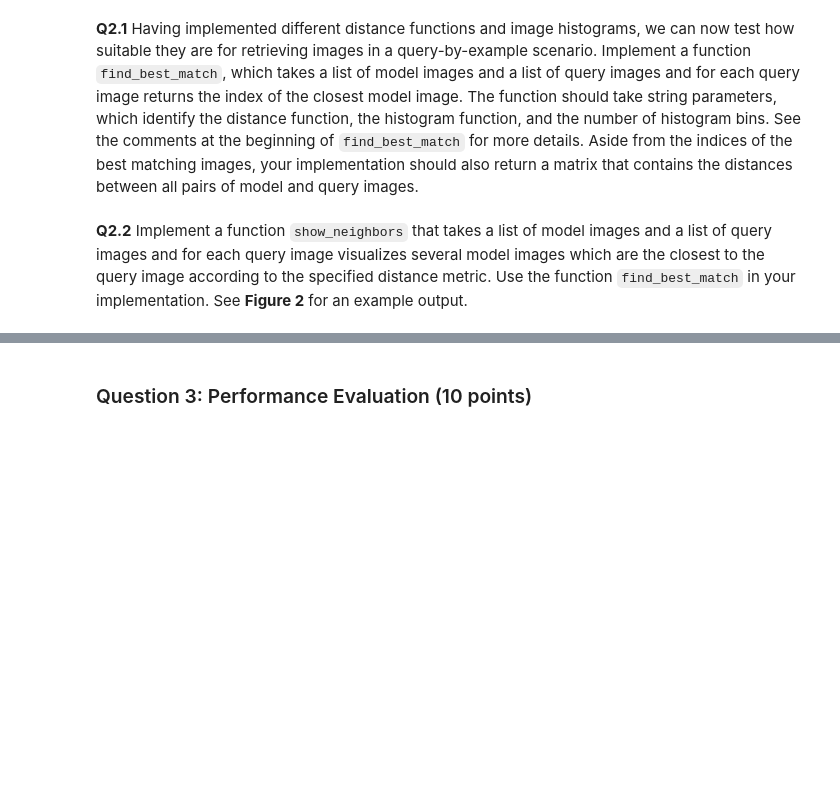
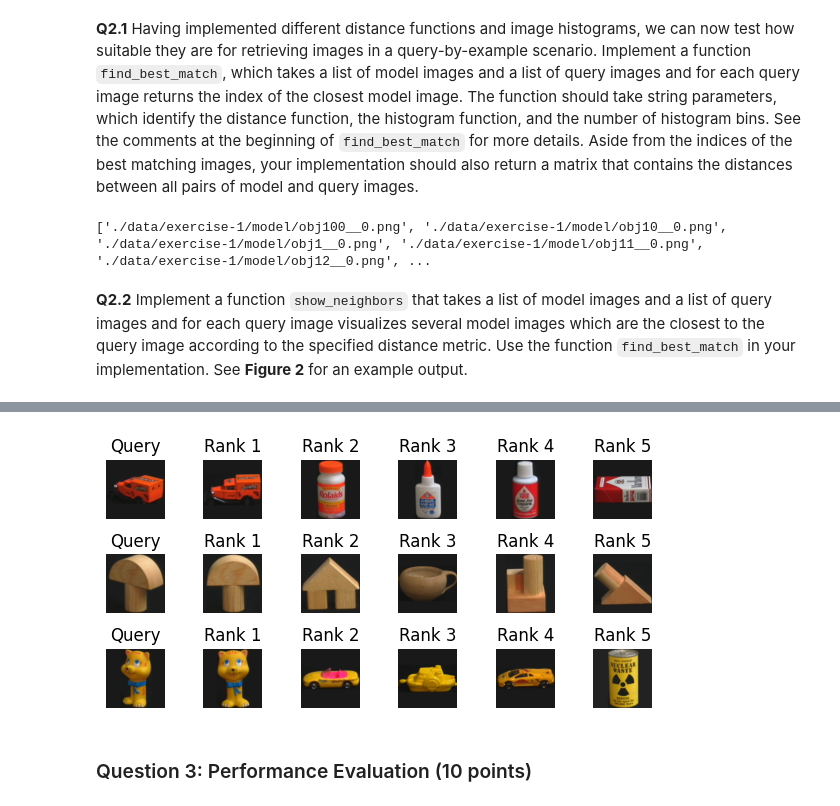
Before and after one commit to Meethiravi/HLCV_Assignments, a Jupyter notebook: Assignment_1/exercise-1-Part1.ipynb, the cells around one changed output, grey strips where cells are left out. Drawn from its saved outputs; the diff is of its cells as text; code cells hidden in the pictures; blank space fills up the shorter version.

Commit message:
complete code for exercise 1 part 1

```diff
--- a/Assignment_1/exercise-1-Part1.ipynb
+++ b/Assignment_1/exercise-1-Part1.ipynb
@@ -563,6 +566,21 @@ def compute_histograms(image_list, hist_type, hist_isgray, num_bins):
     ######## TODO ######################################
 	# Similar to the above cell, use the existing function and tools (e.g. rgb2gray or get_hist_by_name)
 	# to iterate over image_list and create an array of a per-image histogram.
+    for img_path in image_list:
+        img_color = np.array(Image.open(img_path))
+
+        if hist_isgray:
+            img_gray = rgb2gray(img_color.astype('double'))
+            hist = get_hist_by_name(img_gray, num_bins, hist_type)
+        else:
+            img_color = img_color.astype('double')
+            hist = get_hist_by_name(img_color, num_bins, hist_type)
+
+        #Handle case where hist returns (hist, bins)
+        if isinstance(hist, tuple) and len(hist) == 2 and len(hist[0]) > 1:
+            hist = hist[0]
+
+        image_hist.append(hist)
 
     ####################################################
     return np.array(image_hist)
@@ -584,6 +602,12 @@ def find_best_match(model_images, query_images, dist_type, hist_type, num_bins):
     # i'th element has the closest model_image (just the path).
 
     # Your code here
+    for j in range(len(query_hists)):
+        for i in range(len(model_hists)):
+            D[i, j] = get_dist_by_name(model_hists[i], query_hists[j], dist_type)
+
+    best_match_indices = np.argmin(D, axis=0)
+    best_match = [model_images[i] for i in best_match_indices]
     ####################################################
     return best_match, D
 
@@ -603,6 +627,8 @@ eval_num_bins = 30
 [best_match, D] = find_best_match(model_images, query_images, eval_dist_type, eval_hist_type, eval_num_bins)
 
 print(best_match)
+# %% [output]
+['./data/exercise-1/model/obj100__0.png', './data/exercise-1/model/obj10__0.png', './data/exercise-1/model/obj1__0.png', './data/exercise-1/model/obj11__0.png', './data/exercise-1/model/obj12__0.png', ...
 # %% [markdown]
 **Q2.2** Implement a function `show_neighbors` that takes a list of model images and a list of query images and for each query image visualizes several model images which are the closest to the query image according to the specified distance metric. Use the function `find_best_match` in your implementation. See **Figure 2** for an example output.
 # %% [markdown]
@@ -612,24 +638,44 @@ print(best_match)
 # %%
 def show_neighbors(model_images, query_images, dist_type, hist_type, num_bins):
     num_nearest = 5  # Show the top-5 neighbors
 
     q = len(query_images)
     fig, axes = plt.subplots(q, num_nearest + 1, figsize=(num_nearest+1, q))
     ######### TODO ##################################
     # Use the find_best_match and create a figure with most-similar images
     # similar to the figure above. You don't need to exactly match the above figure,
     # just follow the general structure of query image on the left, and nearest training
     # samples on the right.
 
+    #Find matches and distance matrix
+    best_match, D = find_best_match(model_images, query_images, dist_type, hist_type, num_bins)
+    for j in range(q):
+        #plot query image
+        query_img = np.array(Image.open(query_images[j]))
+        axes[j, 0].imshow(query_img.astype('uint8'), vmin=0, vmax=255)
+        axes[j, 0].set_title('Query')
+        axes[j, 0].axis('off')
 
+        #Find the top-5 nearest model images for this query
+        sorted_idx = np.argsort(D[:, j])
 
+        for k in range(num_nearest):
+            model_idx = sorted_idx[k]
+            model_img = np.array(Image.open(model_images[model_idx]))
+            axes[j, k+1].imshow(model_img.astype('uint8'), vmin=0, vmax=255)
+            axes[j, k+1].set_title(f'Rank {k+1}')
+            axes[j, k+1].axis('off')
+
+    plt.tight_layout()
     ################################################
     plt.show()
 
 
 ### The following code is used for evaluation.
 query_images_vis = [query_images[i] for i in np.array([0,4,9])]
 show_neighbors(model_images, query_images_vis, eval_dist_type, eval_hist_type, eval_num_bins)
+# %% [output]
+[figure, added]
 # %% [markdown]
 ### Question 3: Performance Evaluation (10 points)
 # %% [markdown]
```
Also changed, not shown: parts of 7 cells of this notebook.
